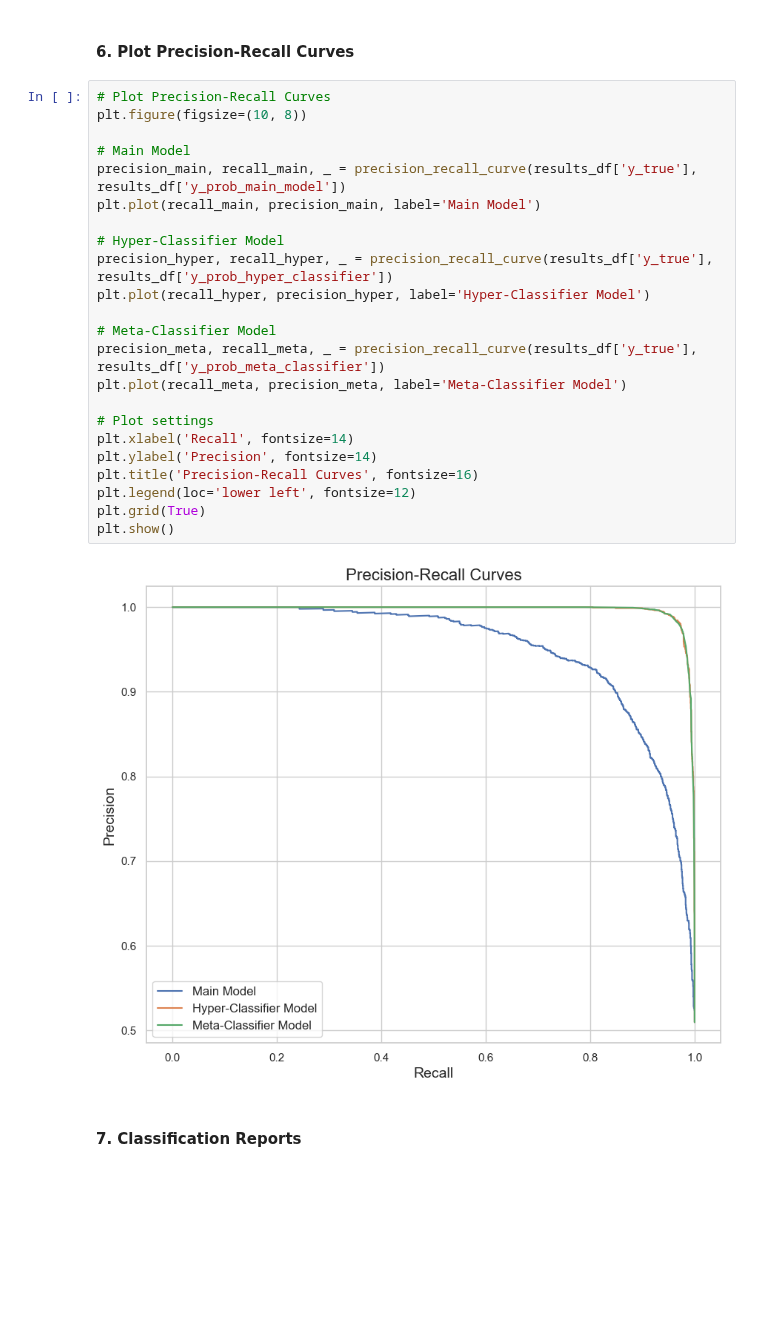
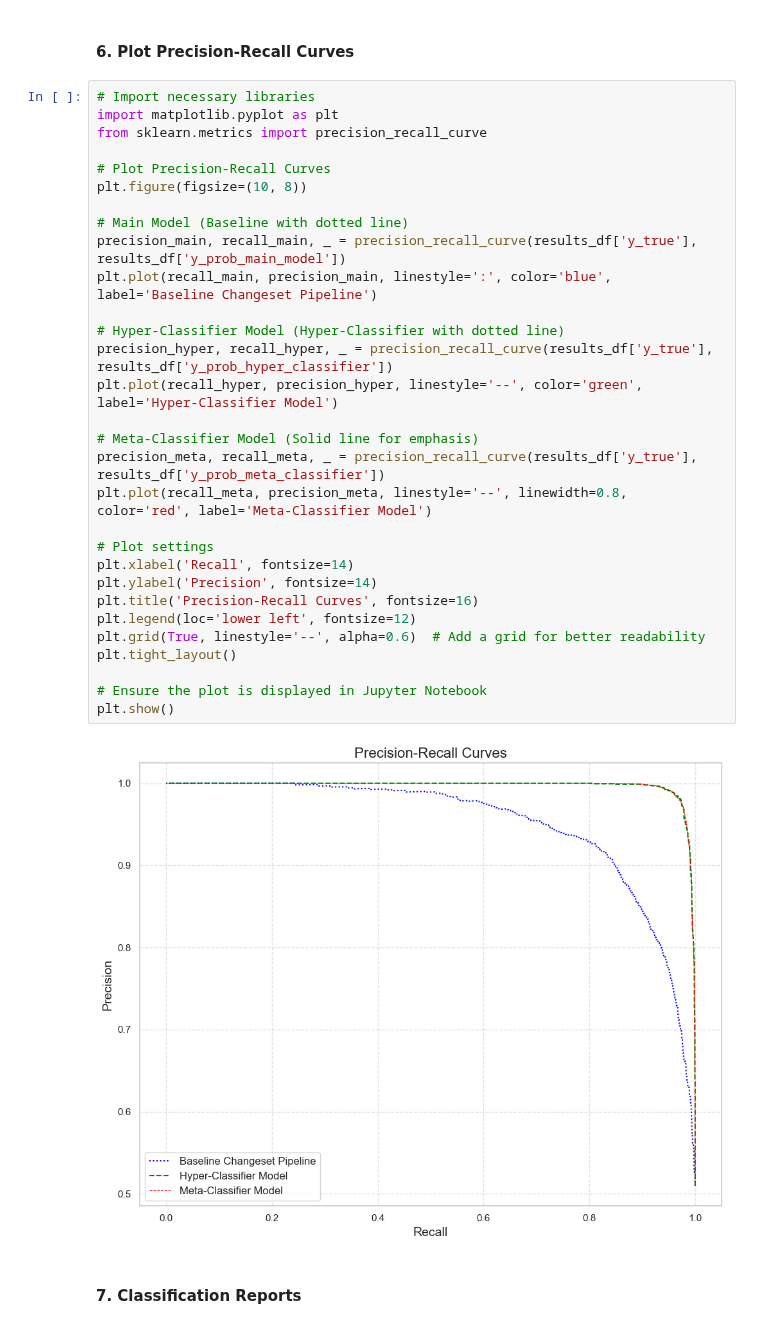
Before and after one commit to rspseshasai/vandalism_detection_osm, a Jupyter notebook: notebooks/visualization_and_analysis_changeset_data.ipynb, the cells around one changed output. Cells and saved outputs as stored; diff of their text form; blank space fills up the shorter version.

```diff
--- a/notebooks/visualization_and_analysis_changeset_data.ipynb
+++ b/notebooks/visualization_and_analysis_changeset_data.ipynb
@@ -532,30 +533,37 @@ for model_name, y_pred in predictions:
 # %% [markdown]
 #### 6. Plot Precision-Recall Curves
 # %%
+# Import necessary libraries
+import matplotlib.pyplot as plt
+from sklearn.metrics import precision_recall_curve
+
 # Plot Precision-Recall Curves
 plt.figure(figsize=(10, 8))
 
-# Main Model
+# Main Model (Baseline with dotted line)
 precision_main, recall_main, _ = precision_recall_curve(results_df['y_true'], results_df['y_prob_main_model'])
-plt.plot(recall_main, precision_main, label='Main Model')
+plt.plot(recall_main, precision_main, linestyle=':', color='blue', label='Baseline Changeset Pipeline')
 
-# Hyper-Classifier Model
+# Hyper-Classifier Model (Hyper-Classifier with dotted line)
 precision_hyper, recall_hyper, _ = precision_recall_curve(results_df['y_true'], results_df['y_prob_hyper_classifier'])
-plt.plot(recall_hyper, precision_hyper, label='Hyper-Classifier Model')
+plt.plot(recall_hyper, precision_hyper, linestyle='--', color='green', label='Hyper-Classifier Model')
 
-# Meta-Classifier Model
+# Meta-Classifier Model (Solid line for emphasis)
 precision_meta, recall_meta, _ = precision_recall_curve(results_df['y_true'], results_df['y_prob_meta_classifier'])
-plt.plot(recall_meta, precision_meta, label='Meta-Classifier Model')
+plt.plot(recall_meta, precision_meta, linestyle='--', linewidth=0.8, color='red', label='Meta-Classifier Model')
 
 # Plot settings
 plt.xlabel('Recall', fontsize=14)
 plt.ylabel('Precision', fontsize=14)
 plt.title('Precision-Recall Curves', fontsize=16)
 plt.legend(loc='lower left', fontsize=12)
-plt.grid(True)
+plt.grid(True, linestyle='--', alpha=0.6)  # Add a grid for better readability
+plt.tight_layout()
+
+# Ensure the plot is displayed in Jupyter Notebook
 plt.show()
 # %% [output]
-[figure, old version]
+[figure, new version]
 # %% [markdown]
 #### 7. Classification Reports
 # %%
```
Also changed, not shown: parts of 3 cells of this notebook, 10 other files.
